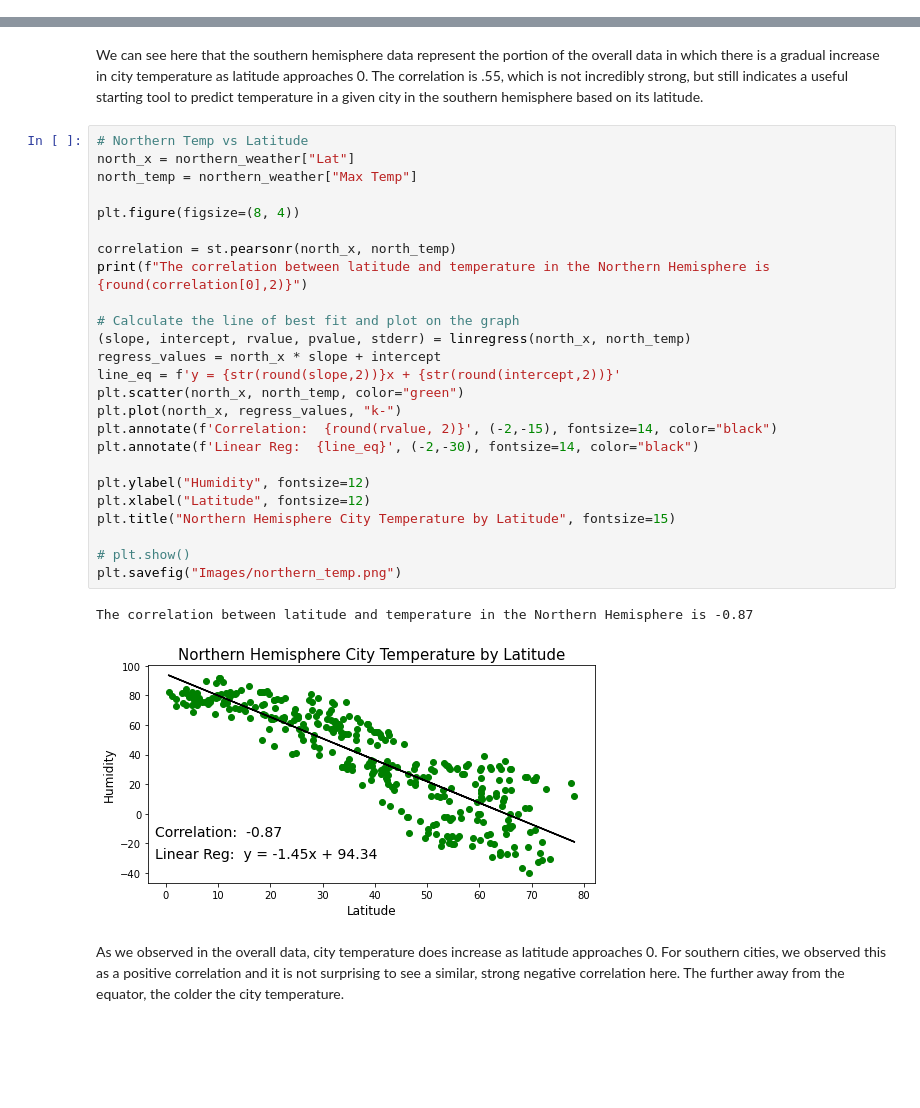
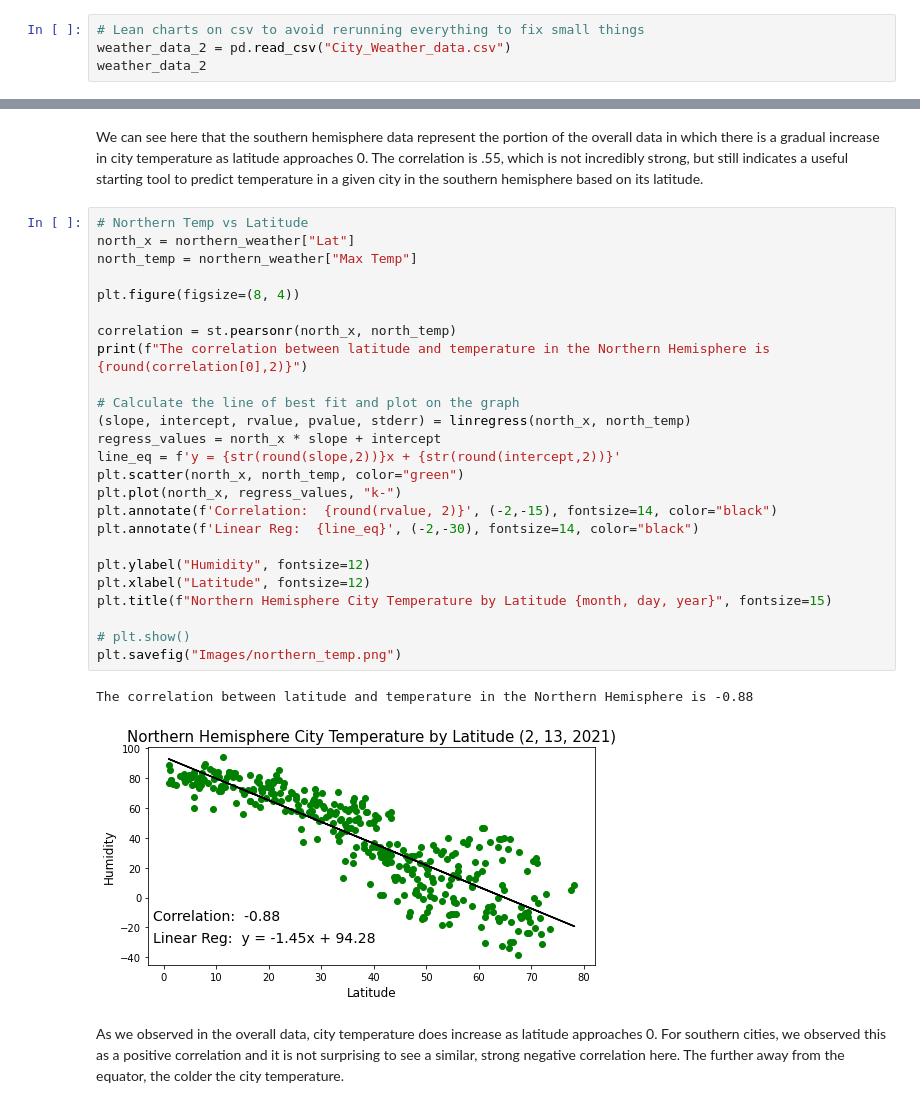
Before and after one commit to mel-c-lowe/Python-API-Challenge, a Jupyter notebook: WeatherPy/WeatherPy.ipynb, the cells around one changed output, grey strips where cells are left out. Saved outputs shown, nothing was run; the diff lists cells and outputs as text; blank space fills up the shorter version.

```diff
--- a/WeatherPy/WeatherPy.ipynb
+++ b/WeatherPy/WeatherPy.ipynb
@@ -214,0 +199,4 @@ weather_data_2
+# %%
+# Lean charts on csv to avoid rerunning everything to fix small things
+weather_data_2 = pd.read_csv("City_Weather_data.csv")
+weather_data_2
@@ -347,31 +362,31 @@ We can see here that the southern hemisphere data represent the portion of the o
 # %%
 # Northern Temp vs Latitude
 north_x = northern_weather["Lat"]
 north_temp = northern_weather["Max Temp"]
 
 plt.figure(figsize=(8, 4))
 
 correlation = st.pearsonr(north_x, north_temp)
 print(f"The correlation between latitude and temperature in the Northern Hemisphere is {round(correlation[0],2)}")
 
 # Calculate the line of best fit and plot on the graph
 (slope, intercept, rvalue, pvalue, stderr) = linregress(north_x, north_temp)
 regress_values = north_x * slope + intercept
 line_eq = f'y = {str(round(slope,2))}x + {str(round(intercept,2))}'
 plt.scatter(north_x, north_temp, color="green")
 plt.plot(north_x, regress_values, "k-")
 plt.annotate(f'Correlation:  {round(rvalue, 2)}', (-2,-15), fontsize=14, color="black")
 plt.annotate(f'Linear Reg:  {line_eq}', (-2,-30), fontsize=14, color="black")
 
 plt.ylabel("Humidity", fontsize=12)
 plt.xlabel("Latitude", fontsize=12)
-plt.title("Northern Hemisphere City Temperature by Latitude", fontsize=15)
+plt.title(f"Northern Hemisphere City Temperature by Latitude {month, day, year}", fontsize=15)
 
 # plt.show()
 plt.savefig("Images/northern_temp.png")
 # %% [output]
-The correlation between latitude and temperature in the Northern Hemisphere is -0.87
+The correlation between latitude and temperature in the Northern Hemisphere is -0.88
-[figure, old version]
+[figure, new version]
 # %% [markdown]
 As we observed in the overall data, city temperature does increase as latitude approaches 0.  For southern cities, we observed this as a positive correlation and it is not surprising to see a similar, strong negative correlation here.  The further away from the equator, the colder the city temperature.
 # %% [markdown]
```
Also changed, not shown: parts of 22 cells of this notebook, 13 other files.
